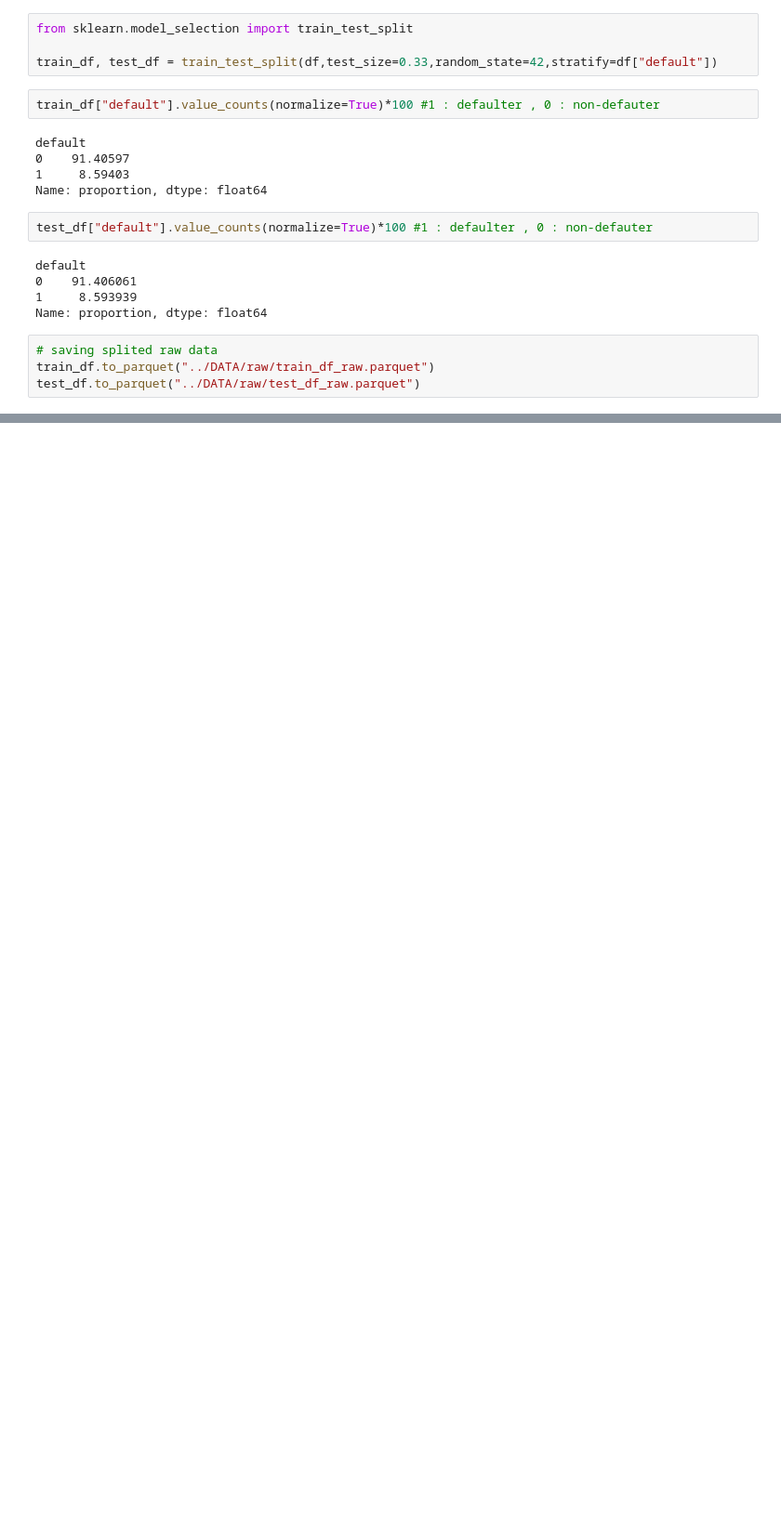
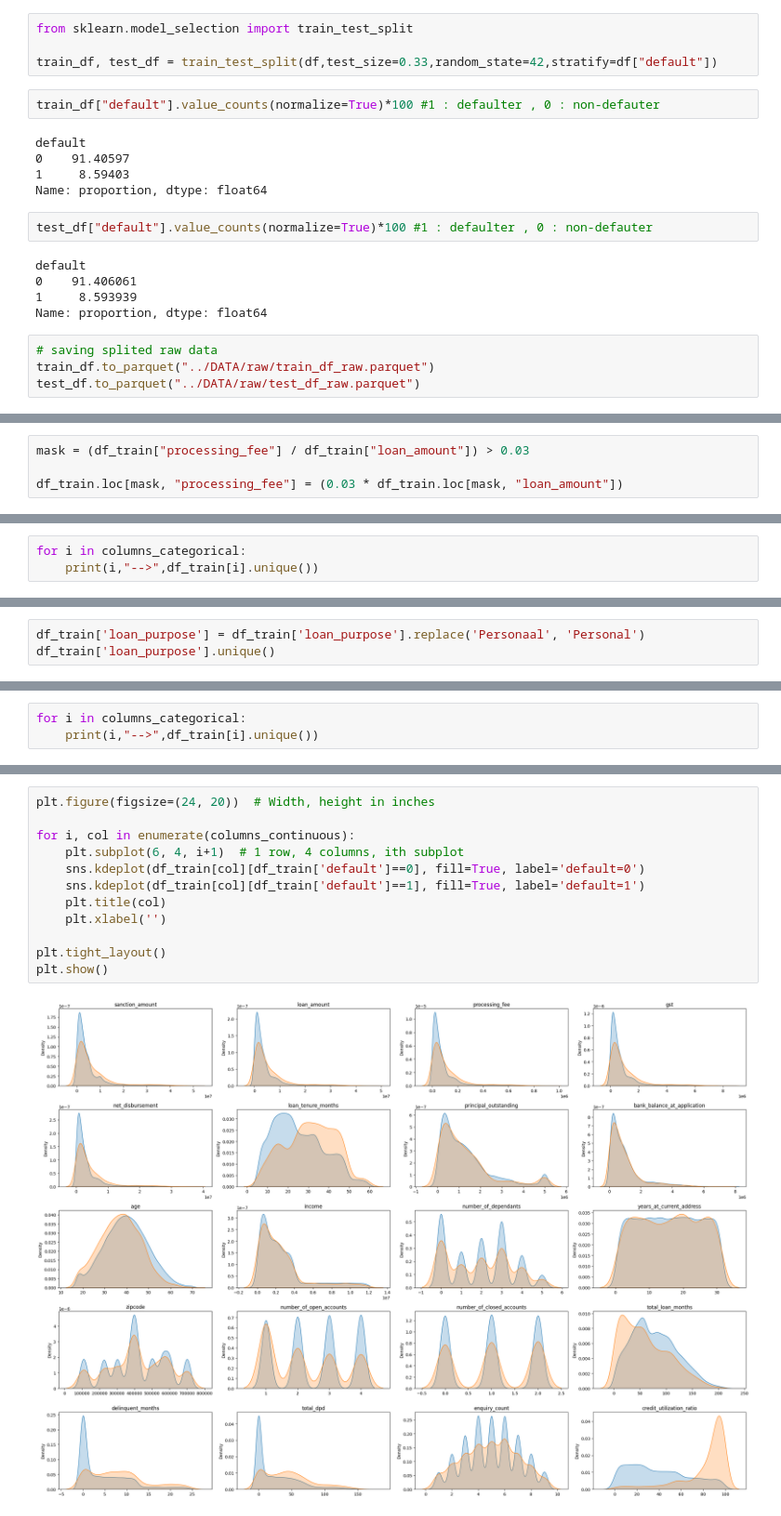
Before and after one commit to nabanita22/creditrisk_repo, a Jupyter notebook: notebooks/01_eda.ipynb, the cells around one changed output, grey strips where cells are left out. Shown at 93% size. Saved outputs shown, nothing was run; the diff lists cells and outputs as text; blank space fills up the shorter version.

```diff
--- a/notebooks/01_eda.ipynb
+++ b/notebooks/01_eda.ipynb
@@ -121,0 +290,4 @@ test_df.to_parquet("../DATA/raw/test_df_raw.parquet")
+# %%
+mask = (df_train["processing_fee"] / df_train["loan_amount"]) > 0.03
+
+df_train.loc[mask, "processing_fee"] = (0.03 * df_train.loc[mask, "loan_amount"])
@@ -121,0 +308,3 @@ test_df.to_parquet("../DATA/raw/test_df_raw.parquet")
+# %%
+for i in columns_categorical:
+    print(i,"-->",df_train[i].unique())
@@ -121,0 +322,3 @@ test_df.to_parquet("../DATA/raw/test_df_raw.parquet")
+# %%
+df_train['loan_purpose'] = df_train['loan_purpose'].replace('Personaal', 'Personal')
+df_train['loan_purpose'].unique()
@@ -121,0 +327,3 @@ test_df.to_parquet("../DATA/raw/test_df_raw.parquet")
+# %%
+for i in columns_categorical:
+    print(i,"-->",df_train[i].unique())
@@ -121,0 +358,14 @@ test_df.to_parquet("../DATA/raw/test_df_raw.parquet")
+# %%
+plt.figure(figsize=(24, 20))  # Width, height in inches
+
+for i, col in enumerate(columns_continuous):
+    plt.subplot(6, 4, i+1)  # 1 row, 4 columns, ith subplot
+    sns.kdeplot(df_train[col][df_train['default']==0], fill=True, label='default=0')
+    sns.kdeplot(df_train[col][df_train['default']==1], fill=True, label='default=1')
+    plt.title(col)
+    plt.xlabel('')
+
+plt.tight_layout()
+plt.show()
+# %% [output]
+[figure, added]
```
Also changed, not shown: parts of 34 cells of this notebook, 3 other files.
